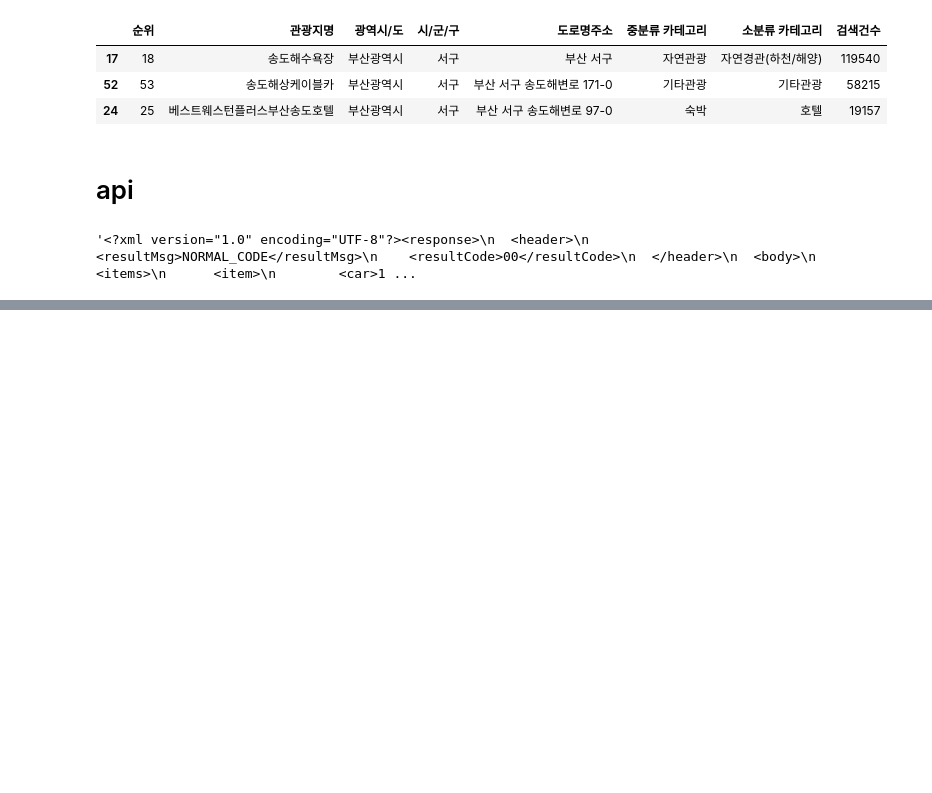
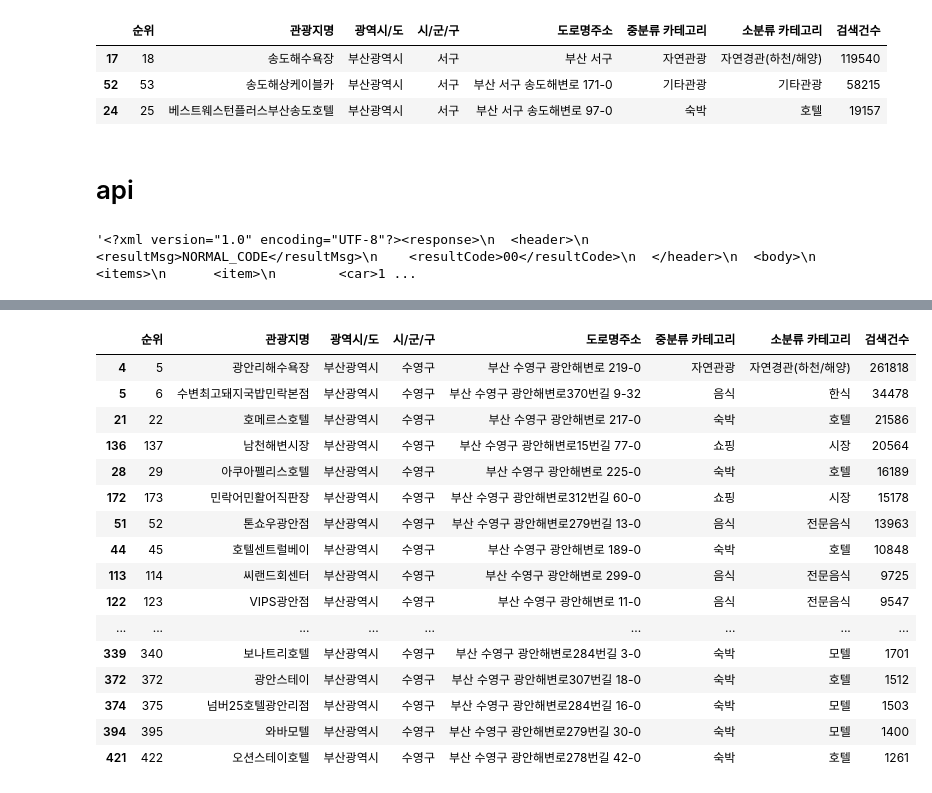
Before and after one commit to JaeHong-Park987/BUSAN, a Jupyter notebook: 부산 관광 데이터 수집.ipynb, the cells around one changed output, grey strips where cells are left out. Drawn from its saved outputs; the diff is of its cells as text; code cells hidden in the pictures; blank space fills up the shorter version.

```diff
--- a/부산 관광 데이터 수집.ipynb
+++ b/부산 관광 데이터 수집.ipynb
@@ -398,0 +420,9 @@ response
+# %%
+result1 = pd.concat([df, df2])
+result2 = pd.concat([result1, df3])
+result2
+
+result2['검색건수'] = result2['검색건수'].str.replace(',','')
+result2['검색건수'] = result2['검색건수'].astype('int')
+df_new = result2.sort_values(by='검색건수',ascending = False)
+df_new.head(50)
@@ -398,0 +447,20 @@ response
+# %%
+df_new[df_new['도로명주소'].str.contains('광안해변로')]
+# %% [output]
+|  | 순위 | 관광지명 | 광역시/도 | 시/군/구 | 도로명주소 | 중분류 카테고리 | 소분류 카테고리 | 검색건수 |
+| 4 | 5 | 광안리해수욕장 | 부산광역시 | 수영구 | 부산 수영구 광안해변로 219-0 | 자연관광 | 자연경관(하천/해양) | 261818 |
+| 5 | 6 | 수변최고돼지국밥민락본점 | 부산광역시 | 수영구 | 부산 수영구 광안해변로370번길 9-32 | 음식 | 한식 | 34478 |
+| 21 | 22 | 호메르스호텔 | 부산광역시 | 수영구 | 부산 수영구 광안해변로 217-0 | 숙박 | 호텔 | 21586 |
+| 136 | 137 | 남천해변시장 | 부산광역시 | 수영구 | 부산 수영구 광안해변로15번길 77-0 | 쇼핑 | 시장 | 20564 |
+| 28 | 29 | 아쿠아펠리스호텔 | 부산광역시 | 수영구 | 부산 수영구 광안해변로 225-0 | 숙박 | 호텔 | 16189 |
+| 172 | 173 | 민락어민활어직판장 | 부산광역시 | 수영구 | 부산 수영구 광안해변로312번길 60-0 | 쇼핑 | 시장 | 15178 |
+| 51 | 52 | 톤쇼우광안점 | 부산광역시 | 수영구 | 부산 수영구 광안해변로279번길 13-0 | 음식 | 전문음식 | 13963 |
+| 44 | 45 | 호텔센트럴베이 | 부산광역시 | 수영구 | 부산 수영구 광안해변로 189-0 | 숙박 | 호텔 | 10848 |
+| 113 | 114 | 씨랜드회센터 | 부산광역시 | 수영구 | 부산 수영구 광안해변로 299-0 | 음식 | 전문음식 | 9725 |
+| 122 | 123 | VIPS광안점 | 부산광역시 | 수영구 | 부산 수영구 광안해변로 11-0 | 음식 | 전문음식 | 9547 |
+| ... | ... | ... | ... | ... | ... | ... | ... | ... |
+| 339 | 340 | 보나트리호텔 | 부산광역시 | 수영구 | 부산 수영구 광안해변로284번길 3-0 | 숙박 | 모텔 | 1701 |
+| 372 | 372 | 광안스테이 | 부산광역시 | 수영구 | 부산 수영구 광안해변로307번길 18-0 | 숙박 | 호텔 | 1512 |
+| 374 | 375 | 넘버25호텔광안리점 | 부산광역시 | 수영구 | 부산 수영구 광안해변로284번길 16-0 | 숙박 | 모텔 | 1503 |
+| 394 | 395 | 와바모텔 | 부산광역시 | 수영구 | 부산 수영구 광안해변로279번길 30-0 | 숙박 | 모텔 | 1400 |
+| 421 | 422 | 오션스테이호텔 | 부산광역시 | 수영구 | 부산 수영구 광안해변로278번길 42-0 | 숙박 | 호텔 | 1261 |
```
Also changed, not shown: parts of 13 cells of this notebook, 1 other file.
